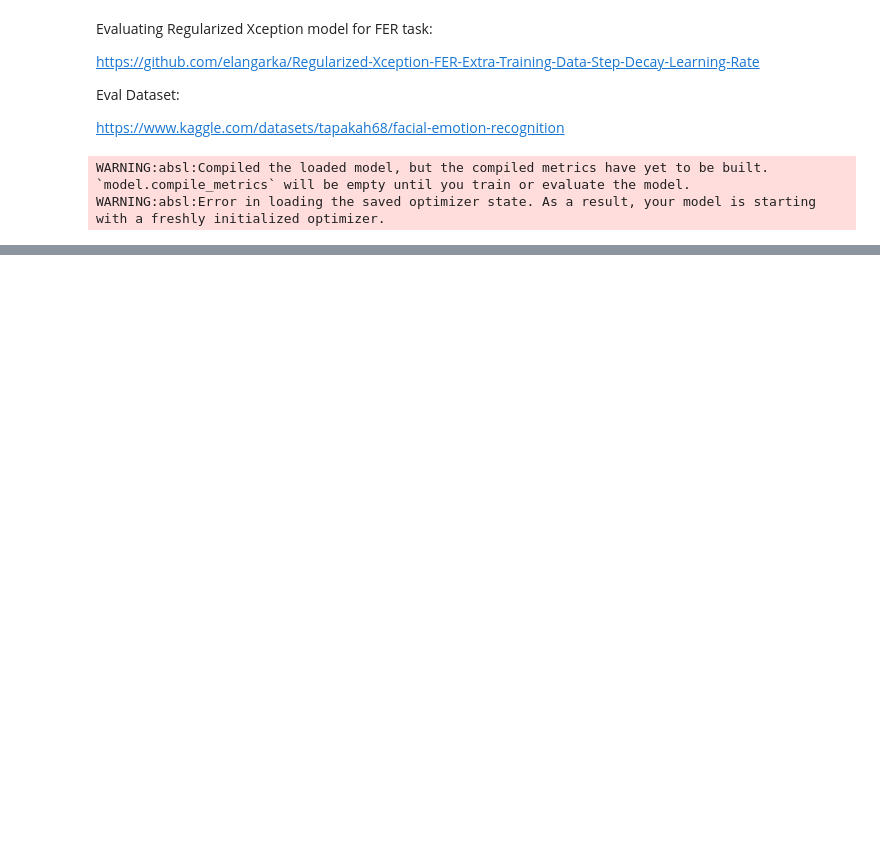
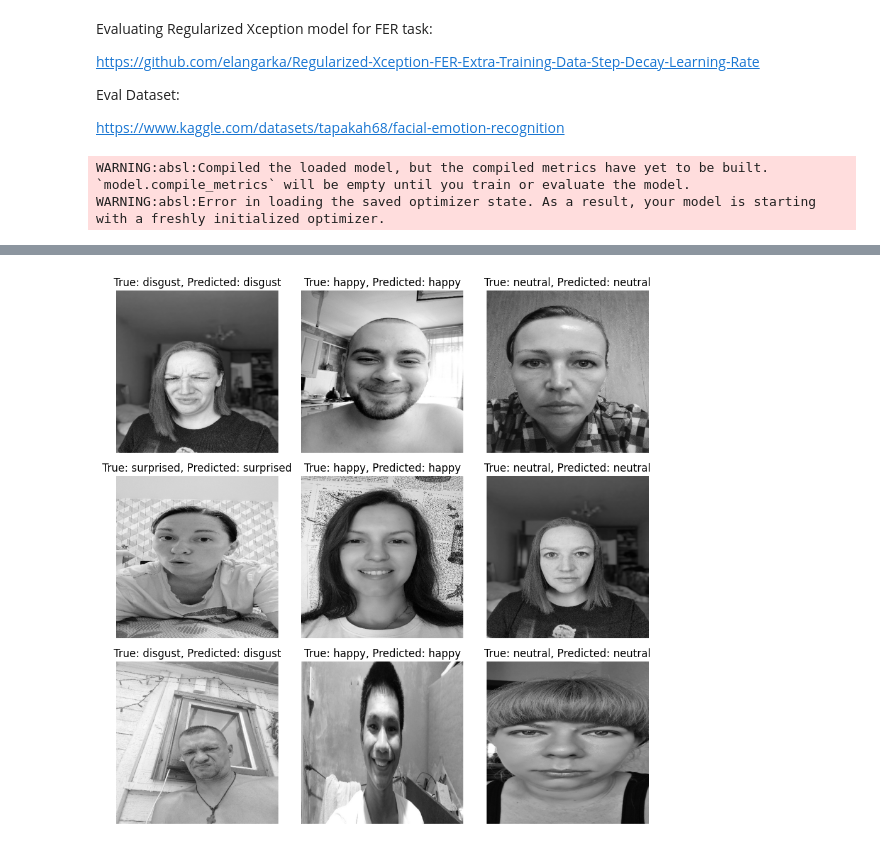
Before and after one commit to ashhssn/RT-Face-Emotion-Detection, a Jupyter notebook: notebooks/evaluate_reg_xception.ipynb, the cells around one changed output, grey strips where cells are left out. Cells and saved outputs as stored; diff of their text form; code cells hidden in the pictures; blank space fills up the shorter version.

```diff
--- a/notebooks/evaluate_reg_xception.ipynb
+++ b/notebooks/evaluate_reg_xception.ipynb
@@ -132,0 +133,25 @@ plt.show()
+# %%
+import matplotlib.pyplot as plt
+
+# Find indices where the predictions were incorrect
+incorrect_indices = [i for i in range(len(true_labels)) if true_labels[i] == predictions[i]]
+
+# Plot up to 10 incorrect predictions
+num_images = min(9, len(incorrect_indices))
+
+plt.figure(figsize=(9, 9))
+for i in range(num_images):
+    index = incorrect_indices[i]
+    img_path = os.path.join(dataset_path, str(index % 10), f'{true_labels[index].capitalize()}.jpg') # Construct the image path
+    img = image.load_img(img_path, target_size=(480, 480), color_mode='grayscale')
+    img_array = image.img_to_array(img)
+
+    plt.subplot(3, 3, i + 1)
+    plt.imshow(img_array.reshape(480, 480), cmap='gray')
+    plt.title(f"True: {true_labels[index]}, Predicted: {predictions[index]}")
+    plt.axis('off')
+
+plt.tight_layout()
+plt.show()
+# %% [output]
+[figure, added]
```
Also changed, not shown: parts of 2 cells of this notebook.
